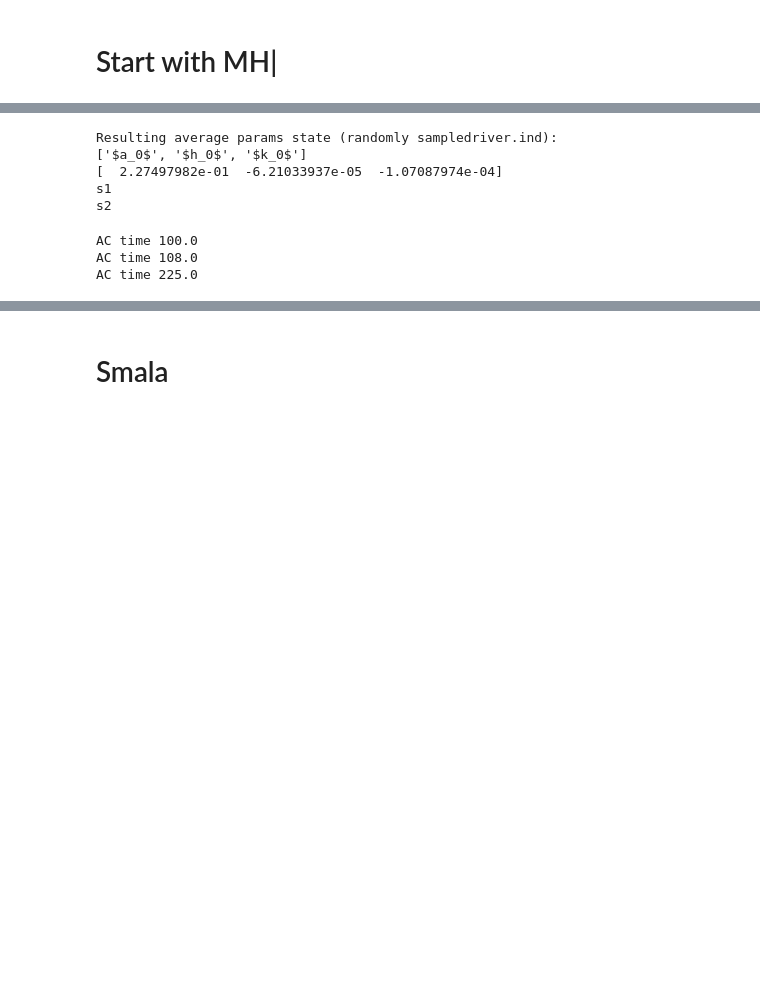
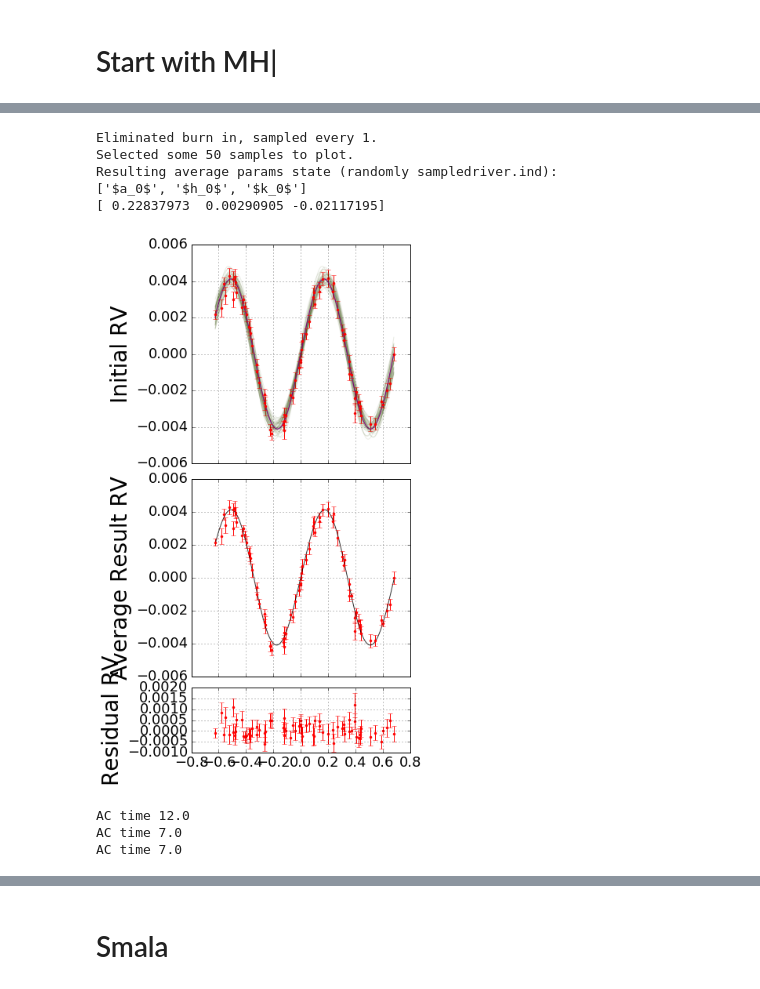
Before and after one commit to MrSwordFish/rvel-mcmc, a Jupyter notebook: New struct tests.ipynb, the cells around one changed output, grey strips where cells are left out. Saved outputs shown, nothing was run; the diff lists cells and outputs as text; code cells hidden in the pictures; blank space fills up the shorter version.

Commit message:
clean up, made names more consistent, Bundle fully works

```diff
--- a/New struct tests.ipynb
+++ b/New struct tests.ipynb
@@ -49,0 +52,9 @@ driver.inLinePlotChains(mhbundle1, [5,5], 'test', True)
+# %%
+trimres, trimlogp = driver.inLinePlotResults(mhbundle1, 50, [5,5], 0.2, 1)
+# %% [output]
+Eliminated burn in, sampled every 1.
+Selected some 50 samples to plot.
+Resulting average params state (randomly sampledriver.ind):
+['$a_0$', '$h_0$', '$k_0$']
+[ 0.22837973  0.00290905 -0.02117195]
+[figure, added]
@@ -50,8 +63,7 @@ driver.inLinePlotChains(mhbundle1, [5,5], 'test', True)
 # %%
-driver.inLinePlotResults(mhbundle1, 50, [5,5], name='test', save=True)
+mhbundle1.mcmc_trimmedchain, mhbundle1.mcmc_trimmedchainlogp  = trimres, trimlogp
+actimes = driver.inLinePlotAcTimes(mhbundle1, [5,5], name='test', save=True)
 # %% [output]
-Resulting average params state (randomly sampledriver.ind):
-['$a_0$', '$h_0$', '$k_0$']
-[  2.27497982e-01  -6.21033937e-05  -1.07087974e-04]
-s1
-s2
+AC time 12.0
+AC time 7.0
+AC time 7.0
@@ -60,9 +70,3 @@ driver.inLinePlotCorners(mhbundle1, 'test', True)
-# %%
-actimes = driver.inLinePlotAcTimes(mhbundle1, [5,5], name='test', save=True)
-# %% [output]
-AC time 100.0
-AC time 108.0
-AC time 225.0
 # %%
 reload(observations)
 reload(state)
```
Also changed, not shown: parts of 37 cells of this notebook, 25 other files.
